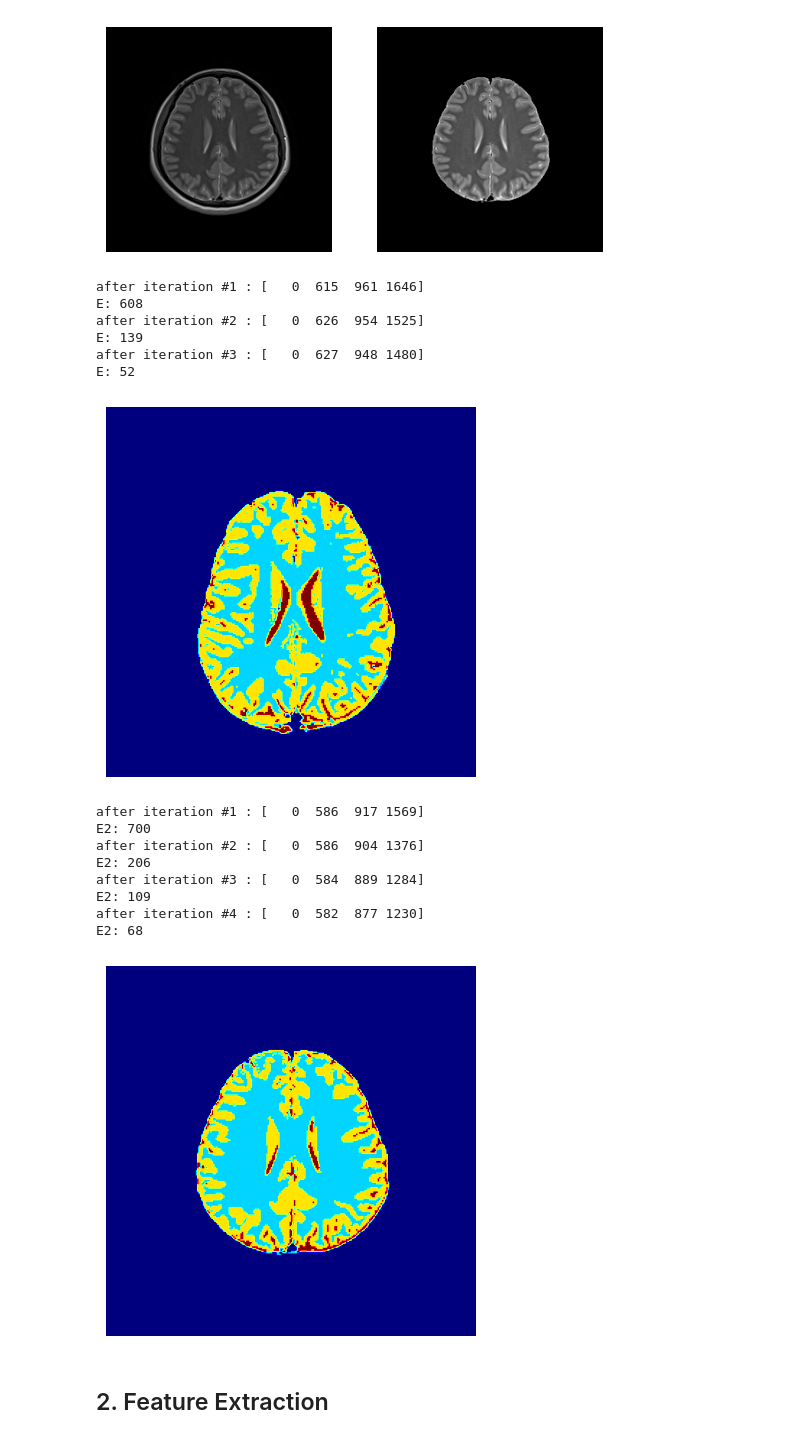
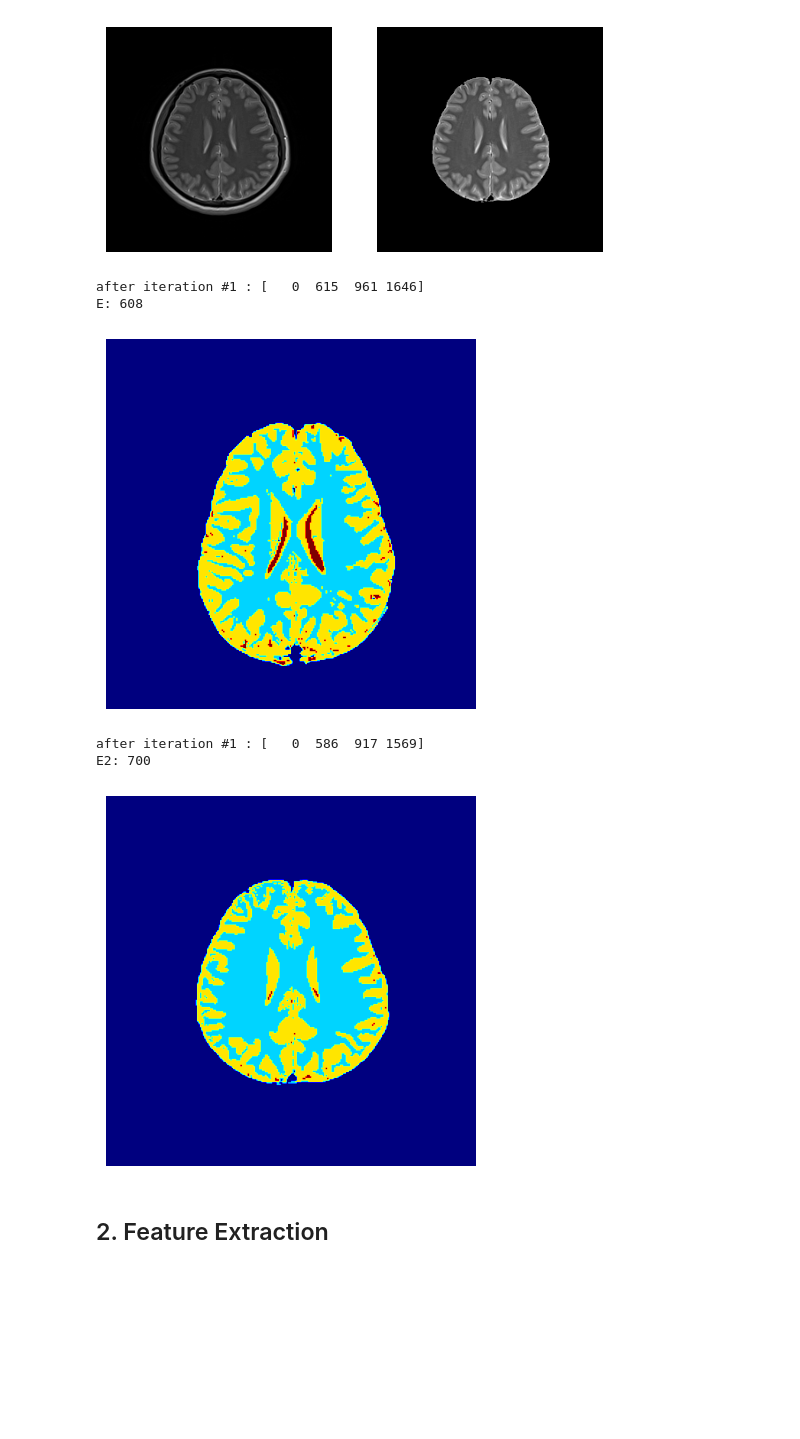
Before and after one commit to changmaaa/MIP_HW, a Jupyter notebook: HW5/HW5_201902332_유창민.ipynb, the cells around one changed output. Drawn from its saved outputs; the diff is of its cells as text; code cells hidden in the pictures; blank space fills up the shorter version.

```diff
--- a/HW5/HW5_201902332_유창민.ipynb
+++ b/HW5/HW5_201902332_유창민.ipynb
@@ -115,7 +115,7 @@ plt.show()
 # %%
 img = mri_masked.copy()
 E = 1e6
-eps = 100
+eps = 750
 m_vals = np.array([100, 500, 1000, 2000])
 m_vals_new = m_vals.copy()
 D = np.zeros((len(m_vals),img.shape[0],img.shape[1]))
@@ -138,44 +138,34 @@ plt.show()
 # %% [output]
 after iteration #1 : [   0  615  961 1646]
 E: 608
-after iteration #2 : [   0  626  954 1525]
-E: 139
-after iteration #3 : [   0  627  948 1480]
-E: 52
-[figure, old version]
+[figure, new version]
 # %%
 img2 = mri_masked_2.copy()
 E2 = 1e6
-eps = 100
+eps = 750
 m_vals2 = np.array([100, 500, 1000, 2000])
 m_vals_new2 = m_vals2.copy()
 D2 = np.zeros((len(m_vals2),img2.shape[0],img2.shape[1]))
 n = 0
 while E2>eps:
   n = n+1
   for k in range(len(m_vals2)):
     D2[k] = np.abs(img2-m_vals2[k])
   R2 = np.argmin(D2,axis=0)
   for k in range(len(m_vals2)):
     m_vals_new2[k] = np.mean(img2[R2==k])
   print(f'after iteration #{n} : {m_vals_new2}')
   E2 = np.sum(np.abs(m_vals_new2 - m_vals2))
   print('E2:',E2)
   m_vals2 = m_vals_new2.copy()
 
 plt.imshow(R2,cmap='jet')
 plt.axis('off')
 plt.show()
 # %% [output]
 after iteration #1 : [   0  586  917 1569]
 E2: 700
-after iteration #2 : [   0  586  904 1376]
-E2: 206
-after iteration #3 : [   0  584  889 1284]
-E2: 109
-after iteration #4 : [   0  582  877 1230]
-E2: 68
-[figure, old version]
+[figure, new version]
 # %% [markdown]
 ## 2. Feature Extraction
 # %%
```
Also changed, not shown: parts of 16 cells of this notebook, 1 other file.
